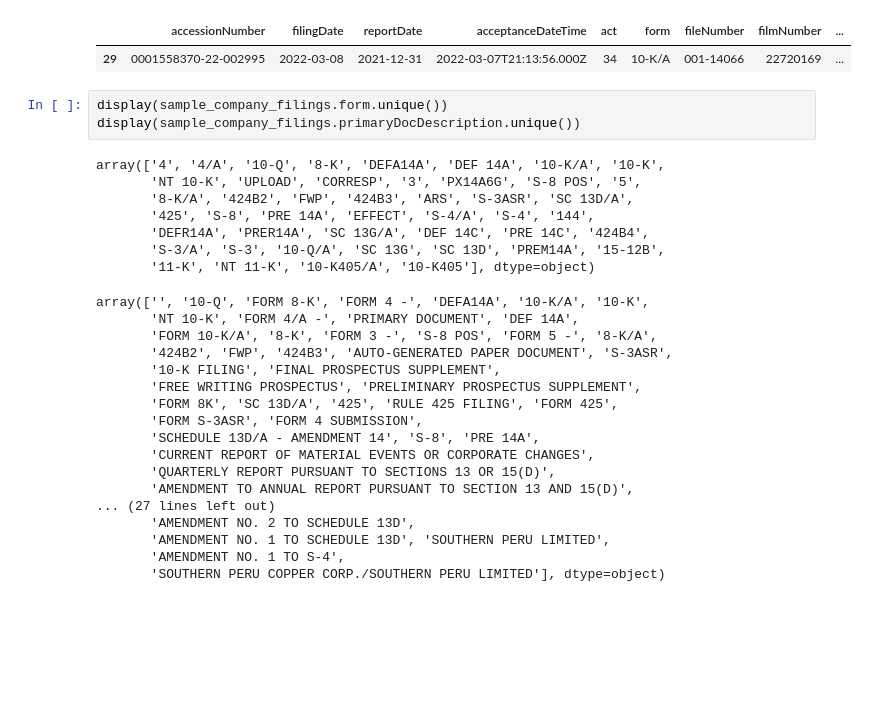
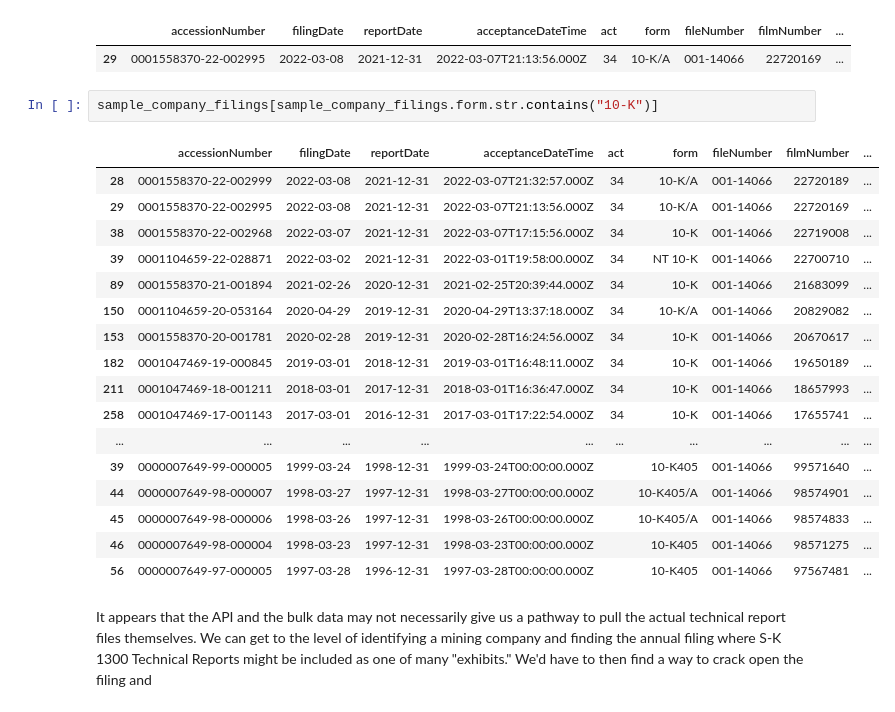
Before and after one commit to skybristol/experiments, a Jupyter notebook: SEC EDGAR.ipynb, the cells around one changed output. Saved outputs shown, nothing was run; the diff lists cells and outputs as text; blank space fills up the shorter version.

```diff
--- a/SEC EDGAR.ipynb
+++ b/SEC EDGAR.ipynb
@@ -293,30 +290,24 @@ sample_company_filings[sample_company_filings.accessionNumber == "0001558370-22-
 |  | accessionNumber | filingDate | reportDate | acceptanceDateTime | act | form | fileNumber | filmNumber | ... |
 | 29 | 0001558370-22-002995 | 2022-03-08 | 2021-12-31 | 2022-03-07T21:13:56.000Z | 34 | 10-K/A | 001-14066 | 22720169 | ... |
 # %%
-display(sample_company_filings.form.unique())
-display(sample_company_filings.primaryDocDescription.unique())
+sample_company_filings[sample_company_filings.form.str.contains("10-K")]
 # %% [output]
-array(['4', '4/A', '10-Q', '8-K', 'DEFA14A', 'DEF 14A', '10-K/A', '10-K',
-       'NT 10-K', 'UPLOAD', 'CORRESP', '3', 'PX14A6G', 'S-8 POS', '5',
-       '8-K/A', '424B2', 'FWP', '424B3', 'ARS', 'S-3ASR', 'SC 13D/A',
-       '425', 'S-8', 'PRE 14A', 'EFFECT', 'S-4/A', 'S-4', '144',
-       'DEFR14A', 'PRER14A', 'SC 13G/A', 'DEF 14C', 'PRE 14C', '424B4',
-       'S-3/A', 'S-3', '10-Q/A', 'SC 13G', 'SC 13D', 'PREM14A', '15-12B',
-       '11-K', 'NT 11-K', '10-K405/A', '10-K405'], dtype=object)
-array(['', '10-Q', 'FORM 8-K', 'FORM 4 -', 'DEFA14A', '10-K/A', '10-K',
-       'NT 10-K', 'FORM 4/A -', 'PRIMARY DOCUMENT', 'DEF 14A',
-       'FORM 10-K/A', '8-K', 'FORM 3 -', 'S-8 POS', 'FORM 5 -', '8-K/A',
-       '424B2', 'FWP', '424B3', 'AUTO-GENERATED PAPER DOCUMENT', 'S-3ASR',
-       '10-K FILING', 'FINAL PROSPECTUS SUPPLEMENT',
-       'FREE WRITING PROSPECTUS', 'PRELIMINARY PROSPECTUS SUPPLEMENT',
-       'FORM 8K', 'SC 13D/A', '425', 'RULE 425 FILING', 'FORM 425',
-       'FORM S-3ASR', 'FORM 4 SUBMISSION',
-       'SCHEDULE 13D/A - AMENDMENT 14', 'S-8', 'PRE 14A',
-       'CURRENT REPORT OF MATERIAL EVENTS OR CORPORATE CHANGES',
-       'QUARTERLY REPORT PURSUANT TO SECTIONS 13 OR 15(D)',
-       'AMENDMENT TO ANNUAL REPORT PURSUANT TO SECTION 13 AND 15(D)',
-... (27 lines left out)
-       'AMENDMENT NO. 2 TO SCHEDULE 13D',
-       'AMENDMENT NO. 1 TO SCHEDULE 13D', 'SOUTHERN PERU LIMITED',
-       'AMENDMENT NO. 1 TO S-4',
-       'SOUTHERN PERU COPPER CORP./SOUTHERN PERU LIMITED'], dtype=object)
+|  | accessionNumber | filingDate | reportDate | acceptanceDateTime | act | form | fileNumber | filmNumber | ... |
+| 28 | 0001558370-22-002999 | 2022-03-08 | 2021-12-31 | 2022-03-07T21:32:57.000Z | 34 | 10-K/A | 001-14066 | 22720189 | ... |
+| 29 | 0001558370-22-002995 | 2022-03-08 | 2021-12-31 | 2022-03-07T21:13:56.000Z | 34 | 10-K/A | 001-14066 | 22720169 | ... |
+| 38 | 0001558370-22-002968 | 2022-03-07 | 2021-12-31 | 2022-03-07T17:15:56.000Z | 34 | 10-K | 001-14066 | 22719008 | ... |
+| 39 | 0001104659-22-028871 | 2022-03-02 | 2021-12-31 | 2022-03-01T19:58:00.000Z | 34 | NT 10-K | 001-14066 | 22700710 | ... |
+| 89 | 0001558370-21-001894 | 2021-02-26 | 2020-12-31 | 2021-02-25T20:39:44.000Z | 34 | 10-K | 001-14066 | 21683099 | ... |
+| 150 | 0001104659-20-053164 | 2020-04-29 | 2019-12-31 | 2020-04-29T13:37:18.000Z | 34 | 10-K/A | 001-14066 | 20829082 | ... |
+| 153 | 0001558370-20-001781 | 2020-02-28 | 2019-12-31 | 2020-02-28T16:24:56.000Z | 34 | 10-K | 001-14066 | 20670617 | ... |
+| 182 | 0001047469-19-000845 | 2019-03-01 | 2018-12-31 | 2019-03-01T16:48:11.000Z | 34 | 10-K | 001-14066 | 19650189 | ... |
+| 211 | 0001047469-18-001211 | 2018-03-01 | 2017-12-31 | 2018-03-01T16:36:47.000Z | 34 | 10-K | 001-14066 | 18657993 | ... |
+| 258 | 0001047469-17-001143 | 2017-03-01 | 2016-12-31 | 2017-03-01T17:22:54.000Z | 34 | 10-K | 001-14066 | 17655741 | ... |
+| ... | ... | ... | ... | ... | ... | ... | ... | ... | ... |
+| 39 | 0000007649-99-000005 | 1999-03-24 | 1998-12-31 | 1999-03-24T00:00:00.000Z |  | 10-K405 | 001-14066 | 99571640 | ... |
+| 44 | 0000007649-98-000007 | 1998-03-27 | 1997-12-31 | 1998-03-27T00:00:00.000Z |  | 10-K405/A | 001-14066 | 98574901 | ... |
+| 45 | 0000007649-98-000006 | 1998-03-26 | 1997-12-31 | 1998-03-26T00:00:00.000Z |  | 10-K405/A | 001-14066 | 98574833 | ... |
+| 46 | 0000007649-98-000004 | 1998-03-23 | 1997-12-31 | 1998-03-23T00:00:00.000Z |  | 10-K405 | 001-14066 | 98571275 | ... |
+| 56 | 0000007649-97-000005 | 1997-03-28 | 1996-12-31 | 1997-03-28T00:00:00.000Z |  | 10-K405 | 001-14066 | 97567481 | ... |
+# %% [markdown]
+It appears that the API and the bulk data may not necessarily give us a pathway to pull the actual technical report files themselves. We can get to the level of identifying a mining company and finding the annual filing where S-K 1300 Technical Reports might be included as one of many "exhibits." We'd have to then find a way to crack open the filing and
```
Also changed, not shown: parts of 7 cells of this notebook.
